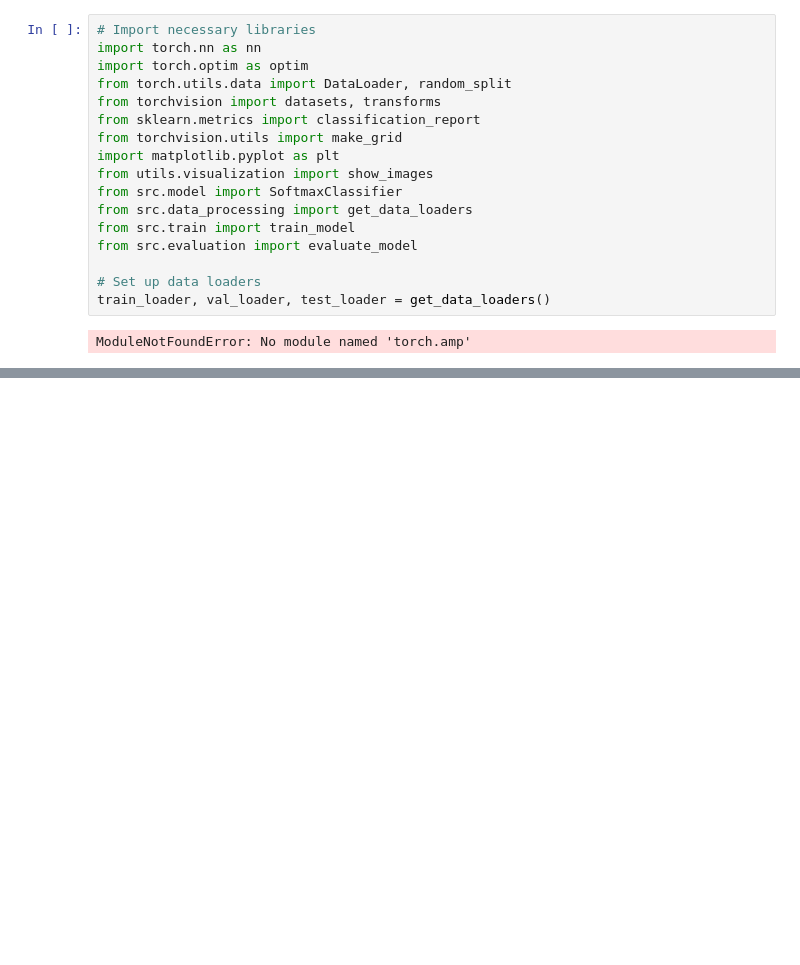
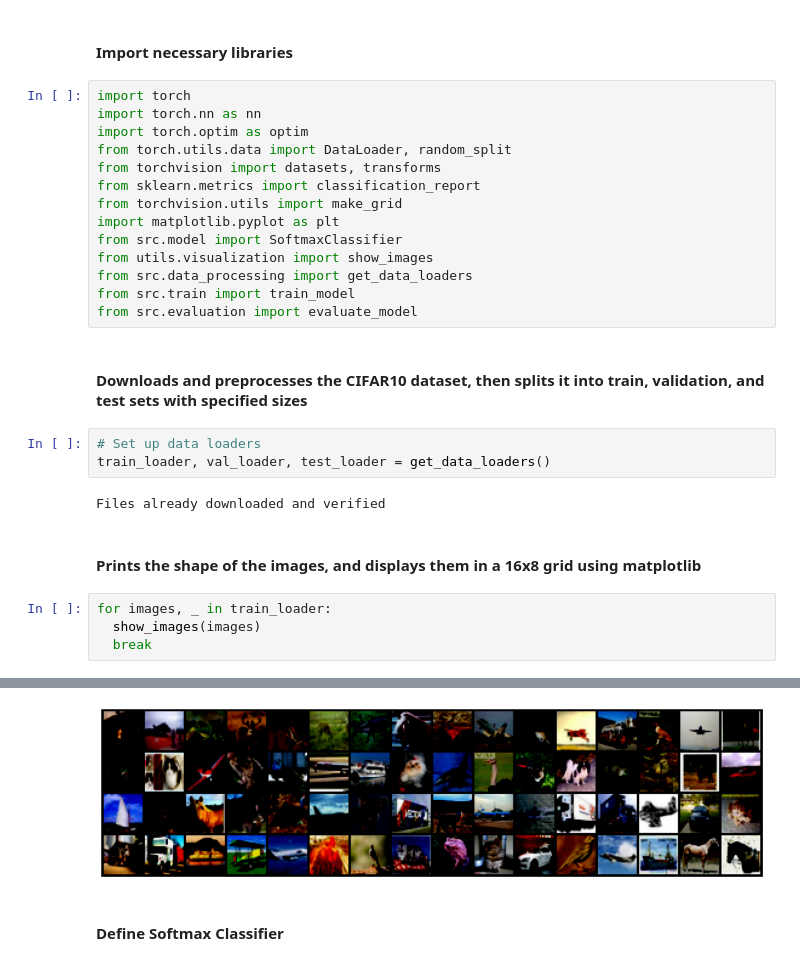
Before and after one commit to Snehapdev/PyTorch_CIFAR10_Classification, a Jupyter notebook: notebook.ipynb, the cells around one changed output, grey strips where cells are left out. Drawn from its saved outputs; the diff is of its cells as text; blank space fills up the shorter version.

Commit message:
Created model

```diff
--- a/notebook.ipynb
+++ b/notebook.ipynb
@@ -7,5 +1,7 @@ NameError: name '_C' is not defined
+# %% [markdown]
+#### Import necessary libraries
 # %%
-# Import necessary libraries
+import torch
 import torch.nn as nn
 import torch.optim as optim
 from torch.utils.data import DataLoader, random_split
@@ -13,13 +9,22 @@ from torchvision import datasets, transforms
 from sklearn.metrics import classification_report
 from torchvision.utils import make_grid
 import matplotlib.pyplot as plt
+from src.model import SoftmaxClassifier
 from utils.visualization import show_images
-from src.model import SoftmaxClassifier
 from src.data_processing import get_data_loaders
 from src.train import train_model
 from src.evaluation import evaluate_model
-
-# Set up data loaders
-train_loader, val_loader, test_loader = get_data_loaders()
-# %% [output]
-ModuleNotFoundError: No module named 'torch.amp'
+# %% [markdown]
+#### Downloads and preprocesses the CIFAR10 dataset, then splits it into train, validation, and test sets with specified sizes
+# %%
+# Set up data loaders
+train_loader, val_loader, test_loader = get_data_loaders()
+# %% [output]
+Files already downloaded and verified
+# %% [markdown]
+ #### Prints the shape of the images, and displays them in a 16x8 grid using matplotlib
+# %%
+for images, _ in train_loader:
+  show_images(images)
+  break
+# %% [output]
@@ -25,0 +32,3 @@ ModuleNotFoundError: No module named 'torch.amp'
+[figure, added]
+# %% [markdown]
+#### Define Softmax Classifier
```
Also changed, not shown: parts of 6 cells of this notebook.
